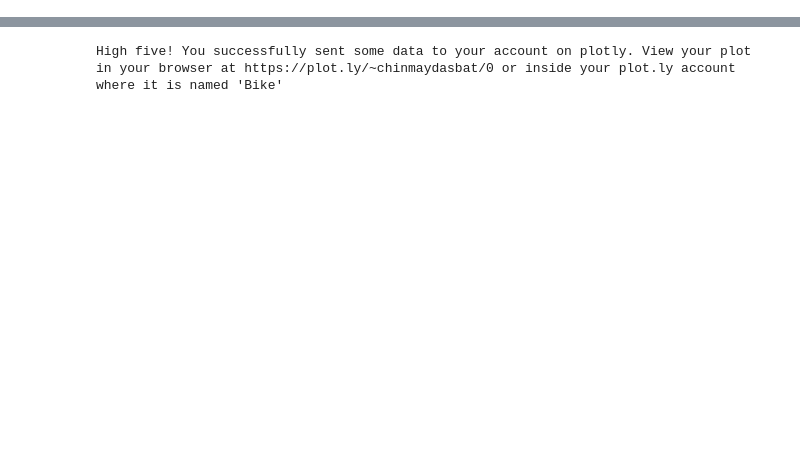
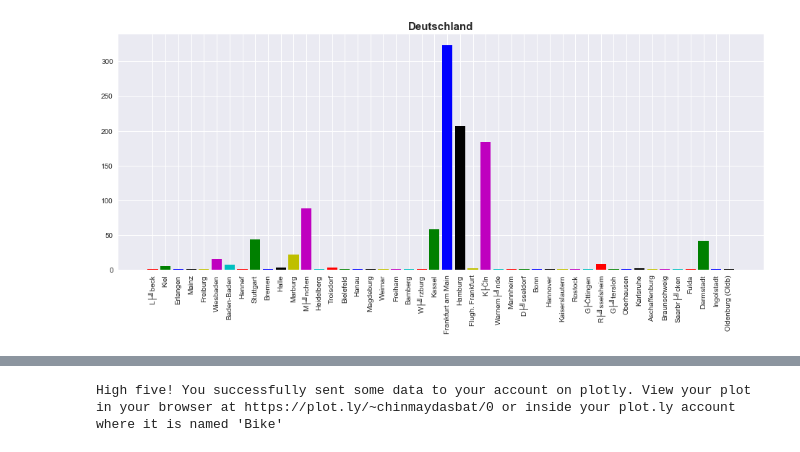
Before and after one commit to chinmaydas96/Bike_sharing, a Jupyter notebook: Rental_zone.ipynb, the cells around one changed output, grey strips where cells are left out. Cells and saved outputs as stored; diff of their text form; code cells hidden in the pictures; blank space fills up the shorter version.

```diff
--- a/Rental_zone.ipynb
+++ b/Rental_zone.ipynb
@@ -117,4 +101,17 @@ city_S_num = []
 for key, val in city_count_S.items():
     city_S_name.append(key)
     city_S_num.append(val)
+# %%
+from matplotlib import cm
+#colors = cm.hsv(city_D_num /(max(city_D_num)))
+#plt.bar(range(len(y)), y, color = colors)
+
+x_plot = np.arange(len(city_D_num))
+plt.figure(figsize=(16,6))
+plt.title('Deutschland', fontsize=15, fontweight='bold')
+p = plt.bar(x_plot+1, city_D_num,color = 'rgbkymc')
+plt.xticks(x_plot+1, city_D_name, rotation = 'vertical')
+plt.show()
+# %% [output]
+[figure, added]
 # %%
```
Also changed, not shown: parts of 10 cells of this notebook, 2 other files.
